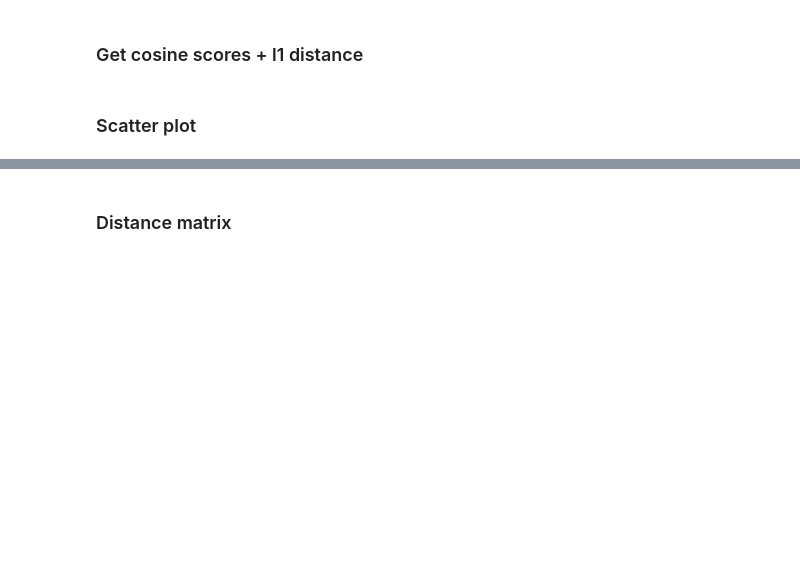
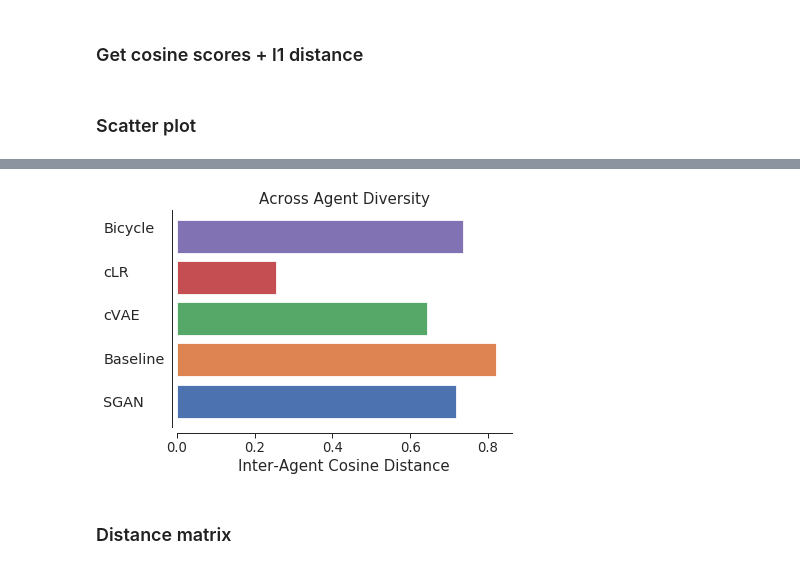
Before and after one commit to lappalainenj/mapsgan, a Jupyter notebook: examples/diversity_score.ipynb, the cells around one changed output, grey strips where cells are left out. Cells and saved outputs as stored; diff of their text form; code cells hidden in the pictures; blank space fills up the shorter version.

```diff
--- a/examples/diversity_score.ipynb
+++ b/examples/diversity_score.ipynb
@@ -120,0 +125,19 @@ plt.show()
+# %%
+viz = Visualization()
+ax = viz.plot.init_subplot(title='Across Agent Diversity')
+order = ['Bicycle', 'cLR', 'cVAE', 'Baseline', 'SGAN'][::-1]
+
+for i, model in enumerate(order):
+    ax.barh([i], cosine_scores[model], height=0.8, alpha=1)
+    ax.text(-0.22, 0.08+i*1/len(cosine_scores), model, transform=ax.transAxes,
+           va='bottom', ha='left')
+
+#ax.legend()
+ax.set_xlabel('Inter-Agent Cosine Distance')
+ax.set_yticks([])
+#ax.set_xlabel('Accuracy (L1 Distance)')
+#ax.grid(True)
+
+plt.show()
+# %% [output]
+[figure, added]
```
Also changed, not shown: parts of 4 cells of this notebook, 2 other files.
